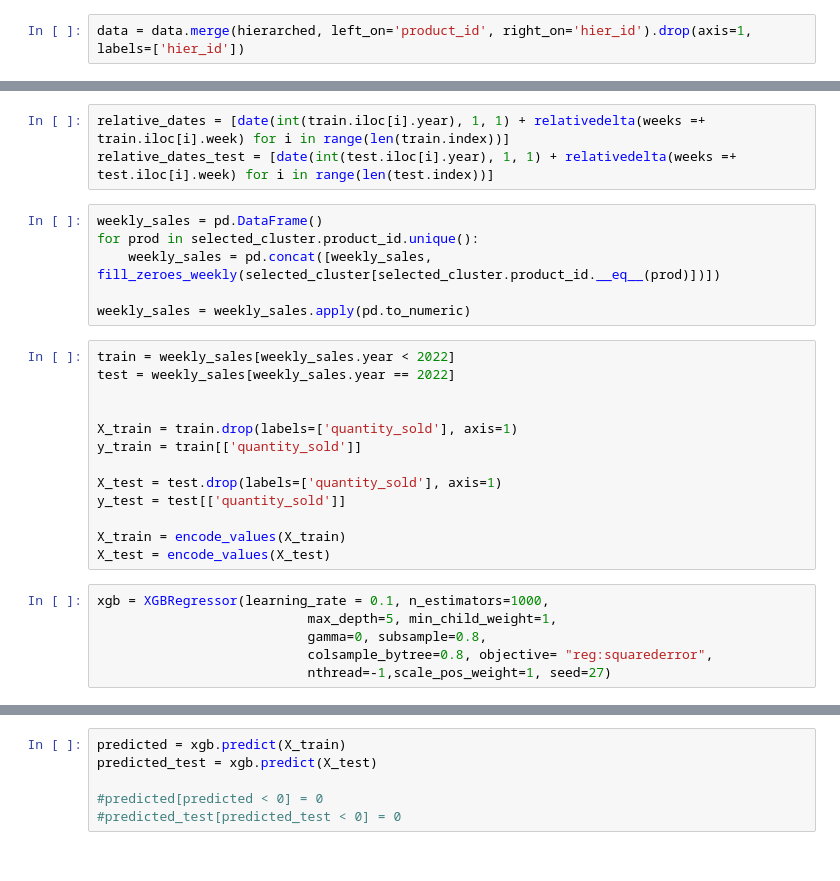
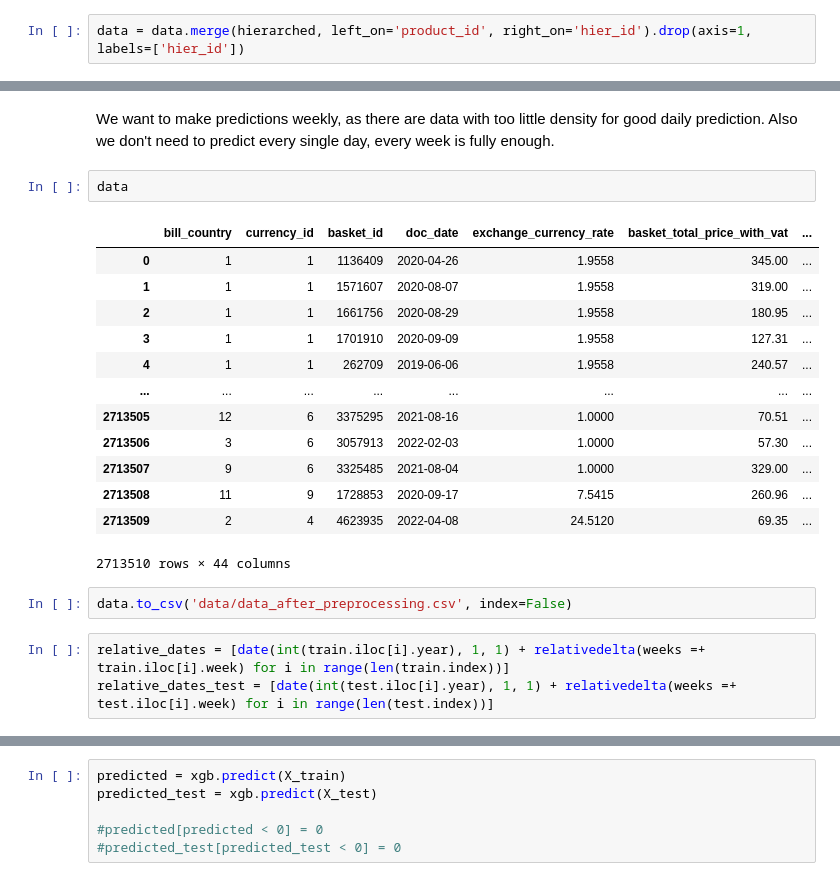
Before and after one commit to xSchon/BP, a Jupyter notebook: 02.Preprocessing.ipynb, the cells around one changed output, grey strips where cells are left out. Saved outputs shown, nothing was run; the diff lists cells and outputs as text.

```diff
--- a/Preprocessing.ipynb
+++ b/02.Preprocessing.ipynb
@@ -615,28 +445,23 @@ def encode_values(df : pd.DataFrame) -> pd.DataFrame:
+# %% [markdown]
+We want to make predictions weekly, as there are data with too little density for good daily prediction. Also we don't need to predict every single day, every week is fully enough.
+# %%
+data
+# %% [output]
+|  | bill_country | currency_id | basket_id | doc_date | exchange_currency_rate | basket_total_price_with_vat | ... |
+| 0 | 1 | 1 | 1136409 | 2020-04-26 | 1.9558 | 345.00 | ... |
+| 1 | 1 | 1 | 1571607 | 2020-08-07 | 1.9558 | 319.00 | ... |
+| 2 | 1 | 1 | 1661756 | 2020-08-29 | 1.9558 | 180.95 | ... |
+| 3 | 1 | 1 | 1701910 | 2020-09-09 | 1.9558 | 127.31 | ... |
+| 4 | 1 | 1 | 262709 | 2019-06-06 | 1.9558 | 240.57 | ... |
+| ... | ... | ... | ... | ... | ... | ... | ... |
+| 2713505 | 12 | 6 | 3375295 | 2021-08-16 | 1.0000 | 70.51 | ... |
+| 2713506 | 3 | 6 | 3057913 | 2022-02-03 | 1.0000 | 57.30 | ... |
+| 2713507 | 9 | 6 | 3325485 | 2021-08-04 | 1.0000 | 329.00 | ... |
+| 2713508 | 11 | 9 | 1728853 | 2020-09-17 | 7.5415 | 260.96 | ... |
+| 2713509 | 2 | 4 | 4623935 | 2022-04-08 | 24.5120 | 69.35 | ... |
+2713510 rows × 44 columns
+# %%
+data.to_csv('data/data_after_preprocessing.csv', index=False)
 # %%
 relative_dates = [date(int(train.iloc[i].year), 1, 1) + relativedelta(weeks =+ train.iloc[i].week) for i in range(len(train.index))]
 relative_dates_test = [date(int(test.iloc[i].year), 1, 1) + relativedelta(weeks =+ test.iloc[i].week) for i in range(len(test.index))]
-# %%
-weekly_sales = pd.DataFrame()
-for prod in selected_cluster.product_id.unique():
-    weekly_sales = pd.concat([weekly_sales, fill_zeroes_weekly(selected_cluster[selected_cluster.product_id.__eq__(prod)])])
-
-weekly_sales = weekly_sales.apply(pd.to_numeric)
-# %%
-train = weekly_sales[weekly_sales.year < 2022]
-test = weekly_sales[weekly_sales.year == 2022]
-
-
-X_train = train.drop(labels=['quantity_sold'], axis=1)
-y_train = train[['quantity_sold']]
-
-X_test = test.drop(labels=['quantity_sold'], axis=1)
-y_test = test[['quantity_sold']]
-
-X_train = encode_values(X_train)
-X_test = encode_values(X_test)
-# %%
-xgb = XGBRegressor(learning_rate = 0.1, n_estimators=1000,
-                           max_depth=5, min_child_weight=1,
-                           gamma=0, subsample=0.8,
-                           colsample_bytree=0.8, objective= "reg:squarederror",
-                           nthread=-1,scale_pos_weight=1, seed=27)
```
Also changed, not shown: parts of 19 cells of this notebook, 1 other file.
